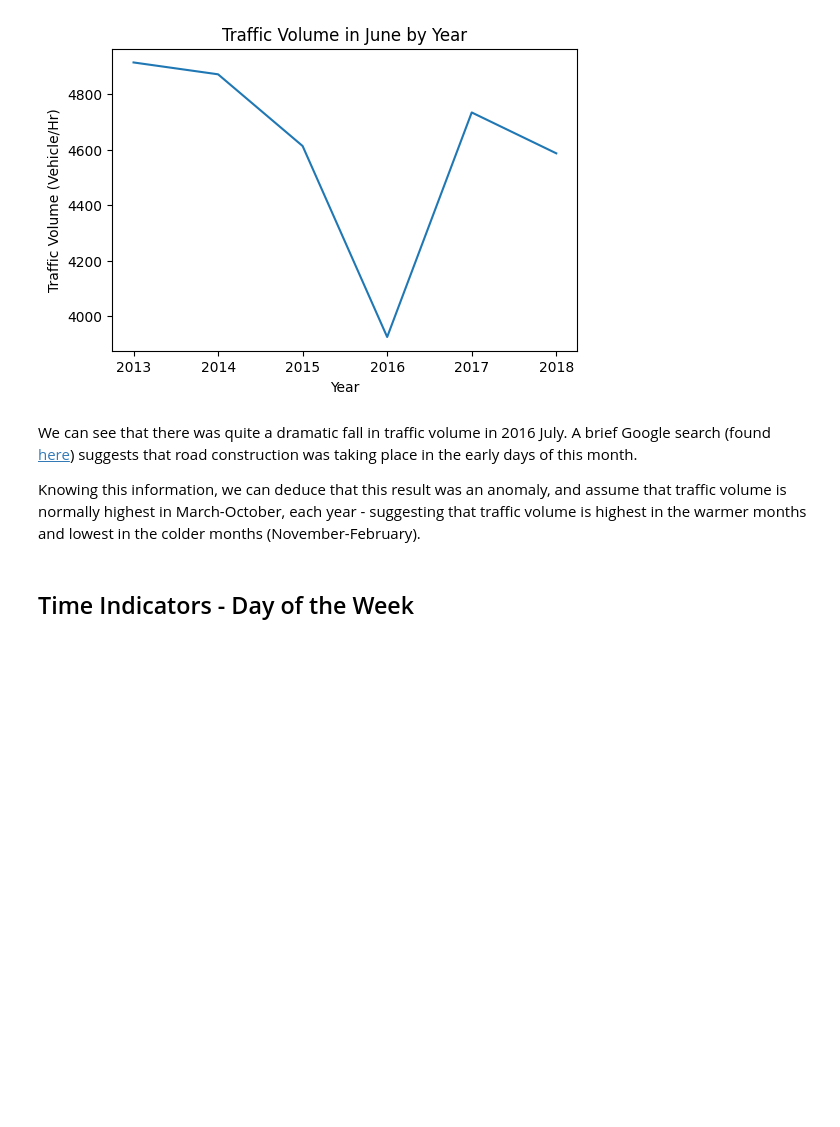
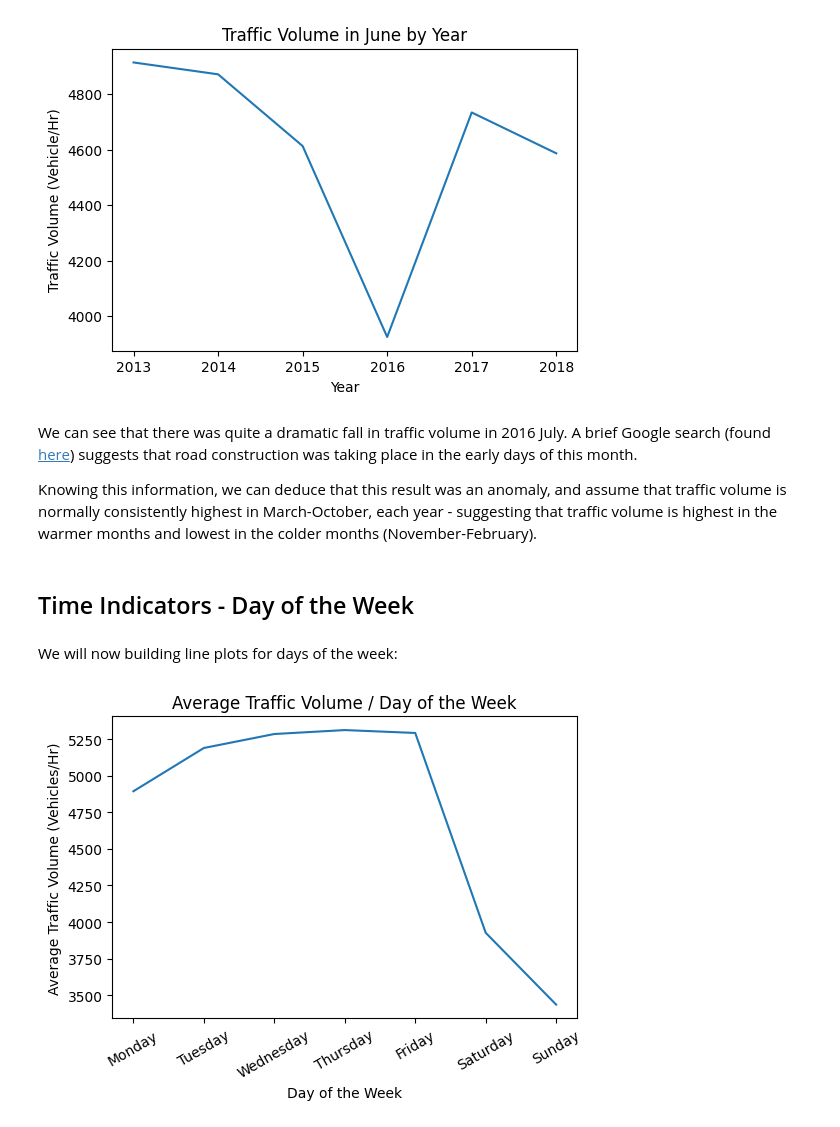
Before and after one commit to matt-heyda/Finding-Heavy-Traffic-Indicators-on-I-94, a Jupyter notebook: Finding Heavy Traffic Indicators on I-94.ipynb, the cells around one changed output. Cells and saved outputs as stored; diff of their text form; code cells hidden in the pictures; blank space fills up the shorter version.

```diff
--- a/Finding Heavy Traffic Indicators on I-94.ipynb
+++ b/Finding Heavy Traffic Indicators on I-94.ipynb
@@ -216,6 +216,19 @@ plt.show()
 # %% [markdown]
 We can see that there was quite a dramatic fall in traffic volume in 2016 July. A brief Google search (found [here](https://www.mlive.com/news/ann-arbor/2016/06/road_construction_projects_tha.html)) suggests that road construction was taking place in the early days of this month.
 
-Knowing this information, we can deduce that this result was an anomaly, and assume that traffic volume is normally highest in March-October, each year - suggesting that traffic volume is highest in the warmer months and lowest in the colder months (November-February).
+Knowing this information, we can deduce that this result was an anomaly, and assume that traffic volume is normally consistently highest in March-October, each year - suggesting that traffic volume is highest in the warmer months and lowest in the colder months (November-February).
 # %% [markdown]
 ## Time Indicators - Day of the Week
+# %% [markdown]
+We will now building line plots for days of the week:
+# %%
+day_time["dayofweek"] = day_time["date_time"].dt.dayofweek
+by_dayofweek = day_time.groupby("dayofweek").mean()
+by_dayofweek["traffic_volume"].plot.line()    # 0 is Monday, 6 is Sunday.
+plt.title("Average Traffic Volume / Day of the Week")
+plt.xlabel("Day of the Week")
+plt.ylabel("Average Traffic Volume (Vehicles/Hr)")
+plt.xticks([0,1,2,3,4,5,6],["Monday","Tuesday","Wednesday","Thursday","Friday","Saturday","Sunday"], rotation=30)
+plt.show()
+# %% [output]
+[figure, added]
```
Also changed, not shown: parts of 20 cells of this notebook.
